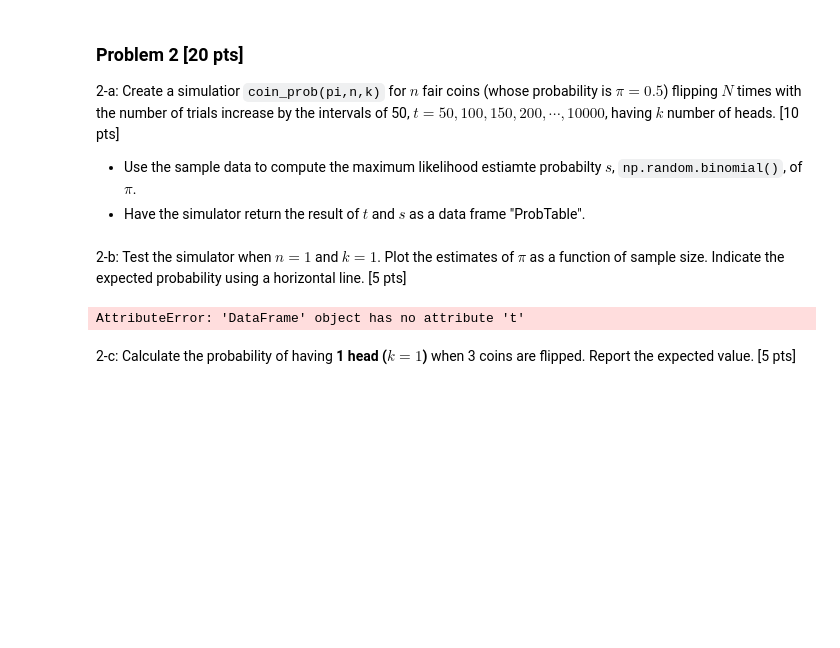
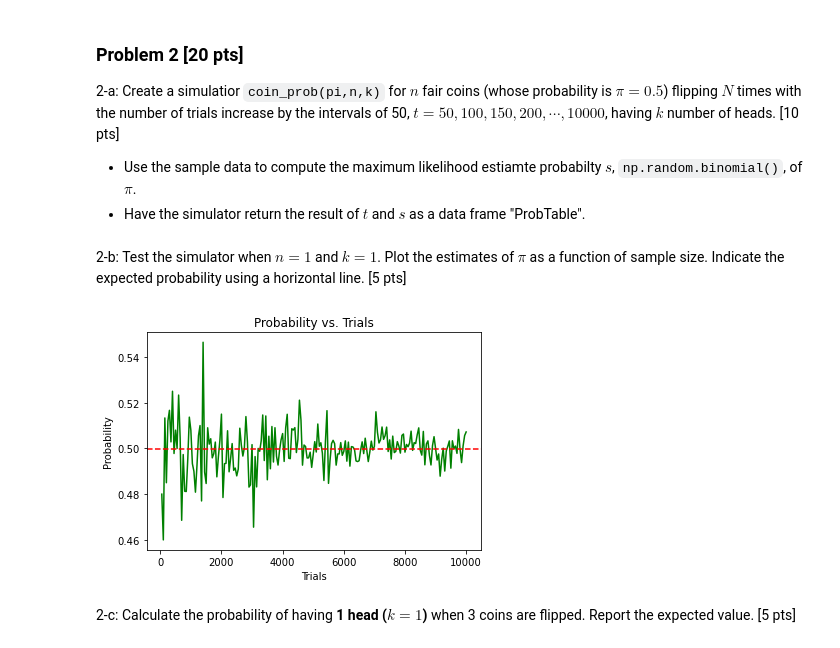
Before and after one commit to calebpelliott/Machine-Learning-CS559, a Jupyter notebook: HW1/F21_HW1/CS559_F21_Assignment01.ipynb, the cells around one changed output. Cells and saved outputs as stored; diff of their text form; code cells hidden in the pictures; blank space fills up the shorter version.

```diff
--- a/HW1/F21_HW1/CS559_F21_Assignment01.ipynb
+++ b/HW1/F21_HW1/CS559_F21_Assignment01.ipynb
@@ -86,8 +86,6 @@ print(Z)
 # %%
 ### Code Starts Here
 import pandas as pd
-
-def flip_coin(prob, times):
 
 def coin_prob(pi,n,k):
     """
@@ -95,8 +93,13 @@ def coin_prob(pi,n,k):
     flipping N times with t trials having k number of heads: head (=1)
     """
     ProbTable=pd.DataFrame()
-    ProbTable.s = np.random.binomial(500, .5)
-    ProbTablt.t = []
+    t = list(range(50, 10050, 50))
+    s = []
+    for trials in t:
+        prob = sum(np.random.binomial(n,pi,trials) == k) / trials
+        s.append(prob)
+    ProbTable.s = s
+    ProbTable.t = t
 
     return(ProbTable)
 # %% [markdown]
@@ -106,15 +109,15 @@ one_coin=coin_prob(pi=.5,n=1,k=1)
 # %%
 ### Code Starts Here
 import matplotlib.pyplot as plt
 
 plt.plot(one_coin.t, one_coin.s, 'g-')
-plt.axhline(y=5, color='r', linestyle='--')
-plt.xlabel('X')
+plt.axhline(y=sum(one_coin.s) / len(one_coin.s), color='r', linestyle='--')
+plt.xlabel('Trials')
 plt.ylabel('Probability')
-plt.title('Probability vs. ')
+plt.title('Probability vs. Trials')
 plt.show()
 # %% [output]
-AttributeError: 'DataFrame' object has no attribute 't'
+[figure, added]
 # %% [markdown]
 2-c: Calculate the probability of having **1 head ($k=1$)** when 3 coins are flipped. Report the expected value.  [5 pts]
 # %%
```
Also changed, not shown: parts of 2 cells of this notebook, 1 other file.
